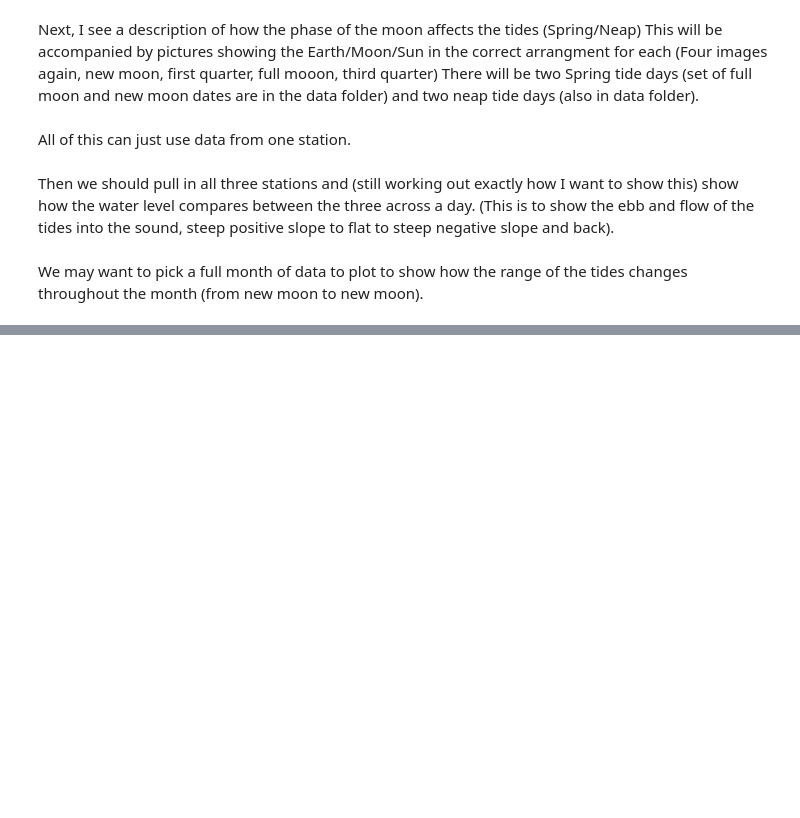
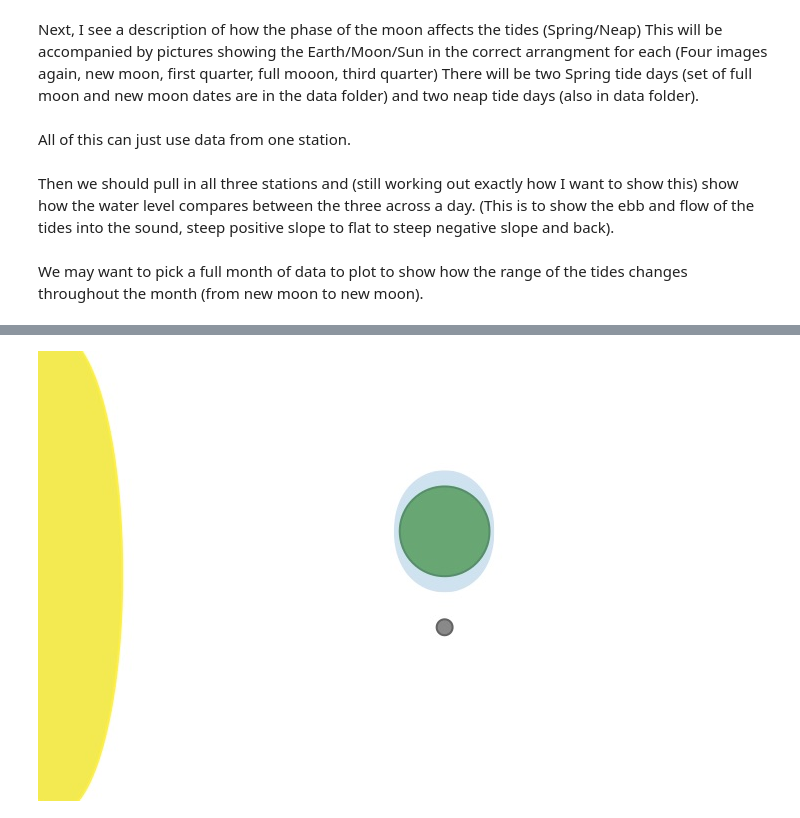
Before and after one commit to mguerrap/tydal, a Jupyter notebook: analysis/Module1_Tides.ipynb, the cells around one changed output, grey strips where cells are left out. Saved outputs shown, nothing was run; the diff lists cells and outputs as text; code cells hidden in the pictures; blank space fills up the shorter version.

```diff
--- a/analysis/Module1_Tides.ipynb
+++ b/analysis/Module1_Tides.ipynb
@@ -16,0 +30,4 @@ We may want to pick a full month of data to plot to show how the range of the ti
+# %%
+Image ("../Figures/FirstQuarter.jpg")
+# %% [output]
+[figure, added]
```
Also changed, not shown: parts of 4 cells of this notebook.
